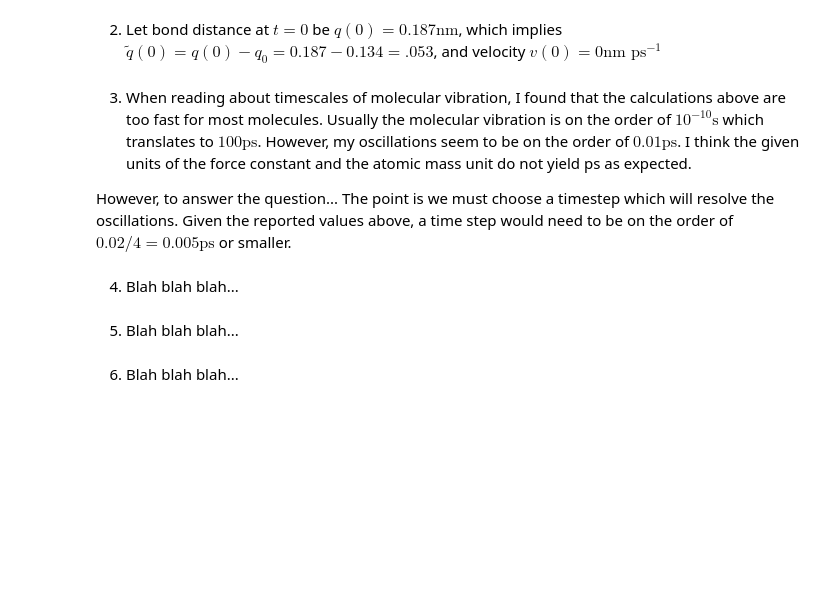
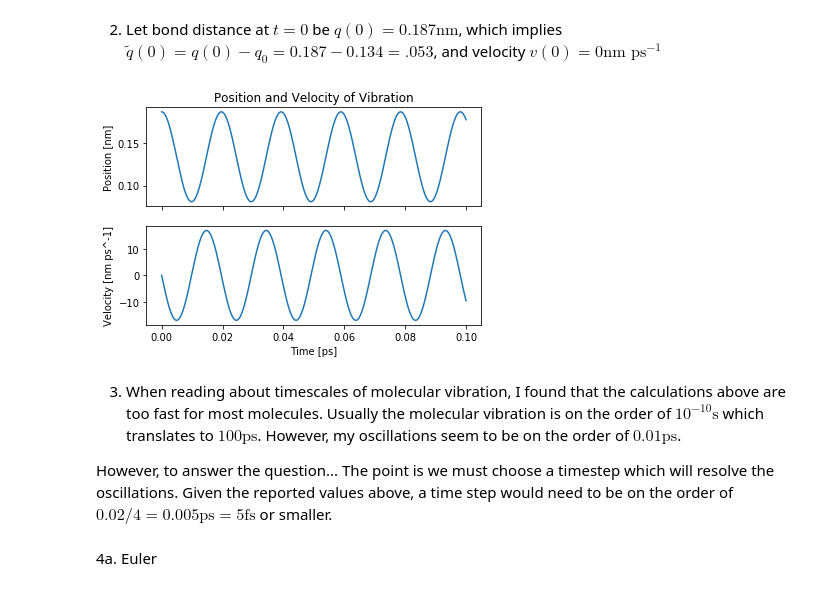
Before and after one commit to laifi/molecular-dynamics, a Jupyter notebook: e03/e03.ipynb, the cells around one changed output. Saved outputs shown, nothing was run; the diff lists cells and outputs as text; code cells hidden in the pictures; blank space fills up the shorter version.

```diff
--- a/e03/e03.ipynb
+++ b/e03/e03.ipynb
@@ -198,21 +232,24 @@ t = np.linspace(0, 0.1, 1000)
 pos = qq(t)
 vel = vv(t)
 # %%
-fig, ax = plt.subplots(2, sharex=True)
-ax[0].plot(t, pos)
-ax[0].set_title('Position and Velocity of Vibration')
-ax[0].set_ylabel('Position [nm]')
+def pos_velo_plot(t, pos, vel,
+                  title='Position and Velocity of Vibration'):
+    fig, ax = plt.subplots(2, sharex=True)
+    ax[0].plot(t, pos)
+    ax[0].set_title(title)
+    ax[0].set_ylabel('Position [nm]')
 
-ax[1].plot(t, vel)
-ax[1].set_ylabel('Velocity [nm ps^-1]')
-ax[1].set_xlabel('Time [ps]')
+    ax[1].plot(t, vel)
+    ax[1].set_ylabel('Velocity [nm ps^-1]')
+    ax[1].set_xlabel('Time [ps]')
+    return fig, ax
+# %%
+pos_velo_plot(t, pos, vel);
+# %% [output]
+[figure, added]
 # %% [markdown]
-3. When reading about timescales of molecular vibration, I found that the calculations above are too fast for most molecules. Usually the molecular vibration is on the order of $10^{-10} \text{s}$ which translates to $100 \text{ps}$. However, my oscillations seem to be on the order of $0.01 \text{ps}$. I think the given units of the force constant and the atomic mass unit do not yield ps as expected.
+3. When reading about timescales of molecular vibration, I found that the calculations above are too fast for most molecules. Usually the molecular vibration is on the order of $10^{-10} \text{s}$ which translates to $100 \text{ps}$. However, my oscillations seem to be on the order of $0.01 \text{ps}$.
 
-However, to answer the question... The point is we must choose a timestep which will resolve the oscillations. Given the reported values above, a time step would need to be on the order of $0.02/4 = 0.005 \text{ps}$ or smaller.
+However, to answer the question... The point is we must choose a timestep which will resolve the oscillations. Given the reported values above, a time step would need to be on the order of $0.02/4 = 0.005 \text{ps} = 5\text{fs}$ or smaller.
-# %% [markdown]
-4. Blah blah blah...
-# %% [markdown]
-5. Blah blah blah...
-# %% [markdown]
-6. Blah blah blah...
+# %% [markdown]
+4a. Euler
```
Also changed, not shown: parts of 17 cells of this notebook.
